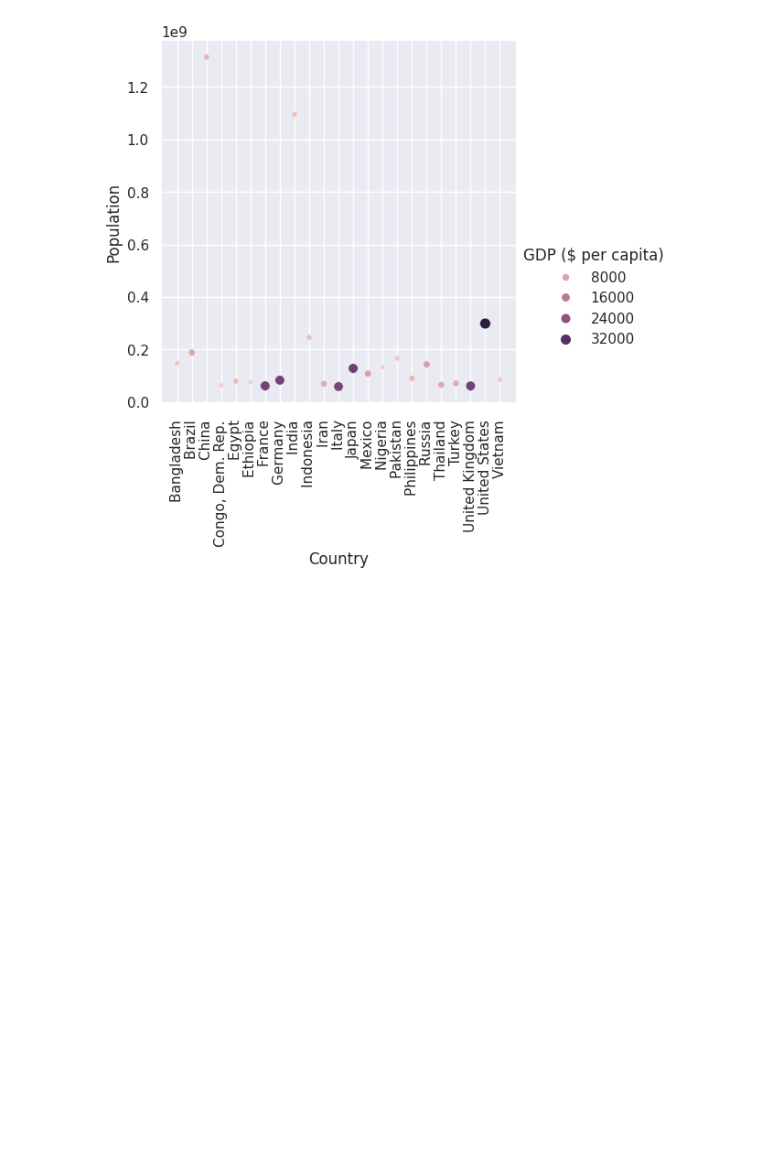
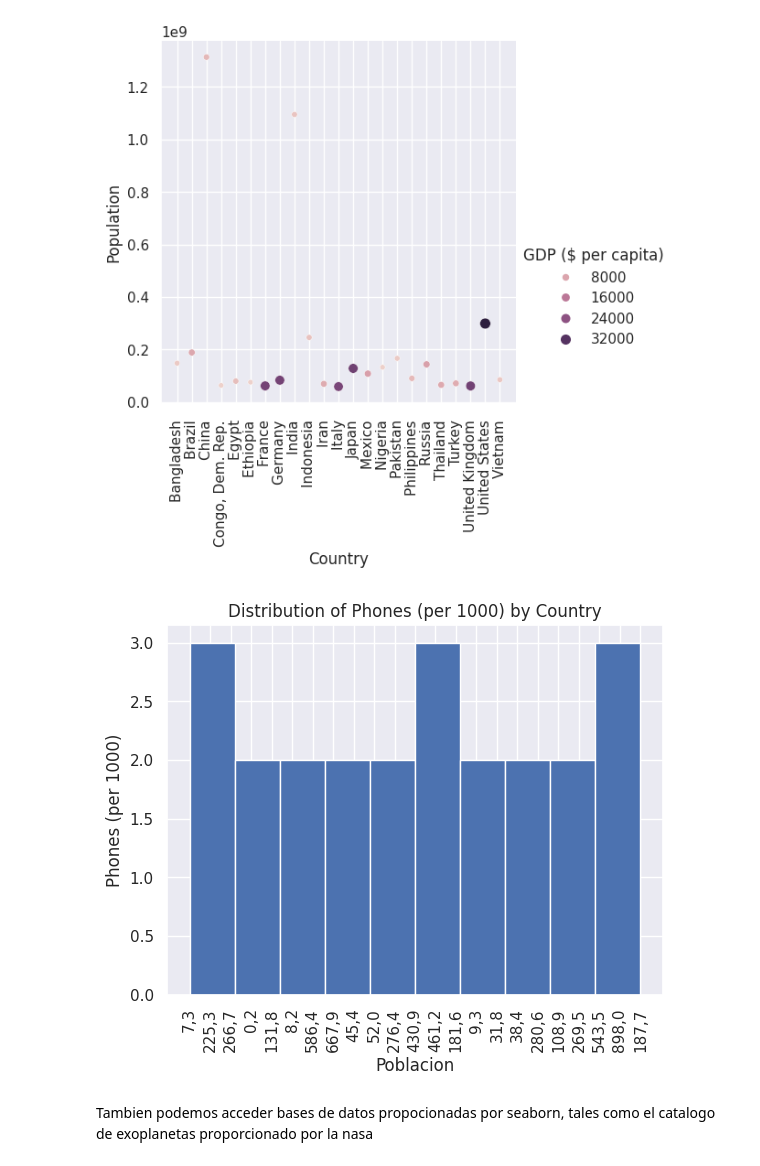
Before and after one commit to Fermionpass/IO, a Jupyter notebook: Data_maipulation_.ipynb, the cells around one changed output. Cells and saved outputs as stored; diff of their text form; code cells hidden in the pictures; blank space fills up the shorter version.

```diff
--- a/Data_maipulation_.ipynb
+++ b/Data_maipulation_.ipynb
@@ -811,3 +811,15 @@ plt.xticks(rotation=90)
   Text(21, 0, 'United States '),
   Text(22, 0, 'Vietnam ')])
 [figure]
+# %%
+plt.hist(subset["Phones (per 1000)"])
+plt.title('Distribution of Phones (per 1000) by Country')
+plt.xlabel('Poblacion')
+plt.ylabel('Phones (per 1000)')
+plt.xticks(rotation=90)
+plt.show()
+# %% [output]
+[figure, added]
+# %% [markdown]
+Tambien podemos acceder bases de datos propocionadas por seaborn, tales como el
+catalogo de exoplanetas proporcionado por la nasa
```
Also changed, not shown: parts of 4 cells of this notebook.
